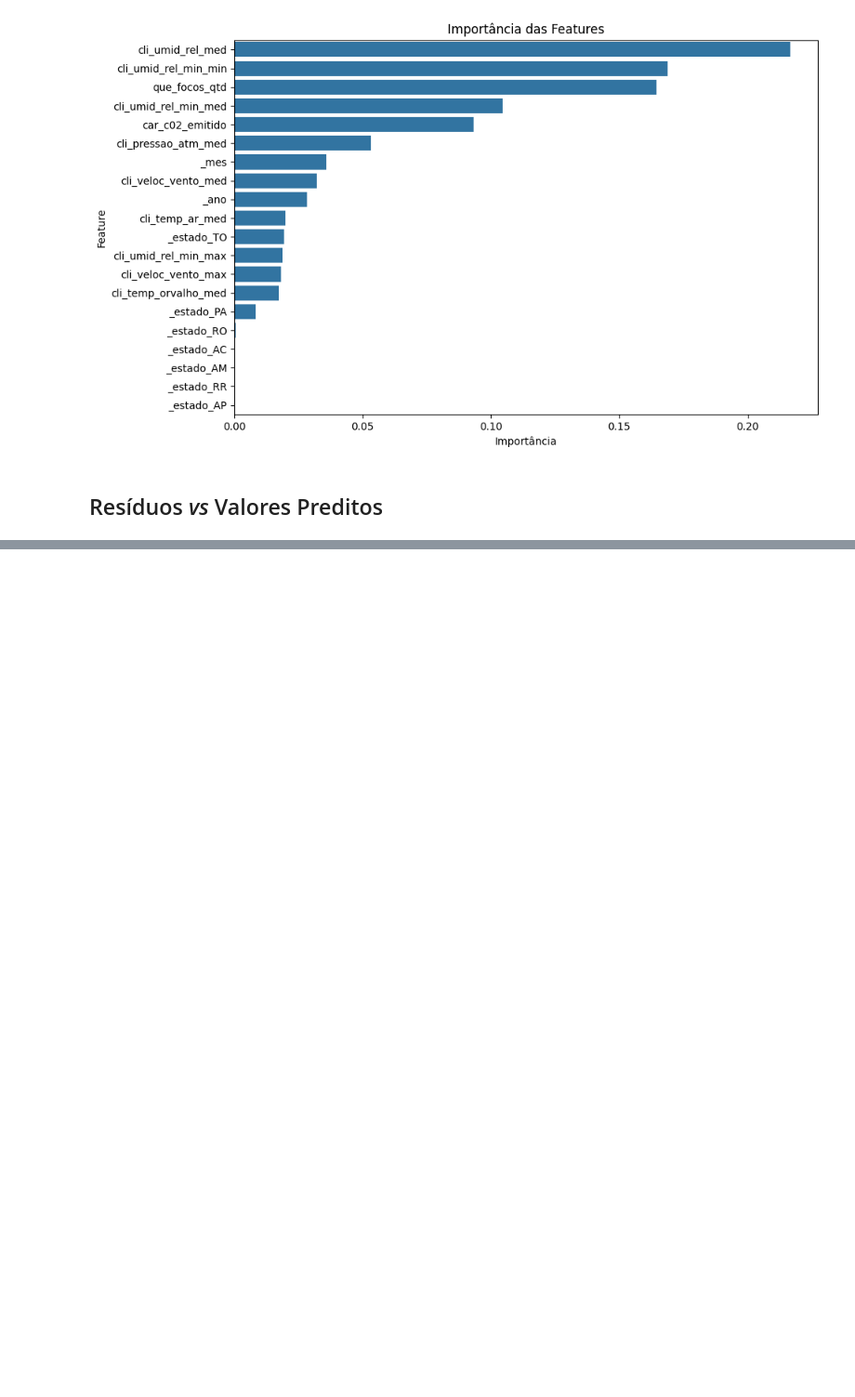
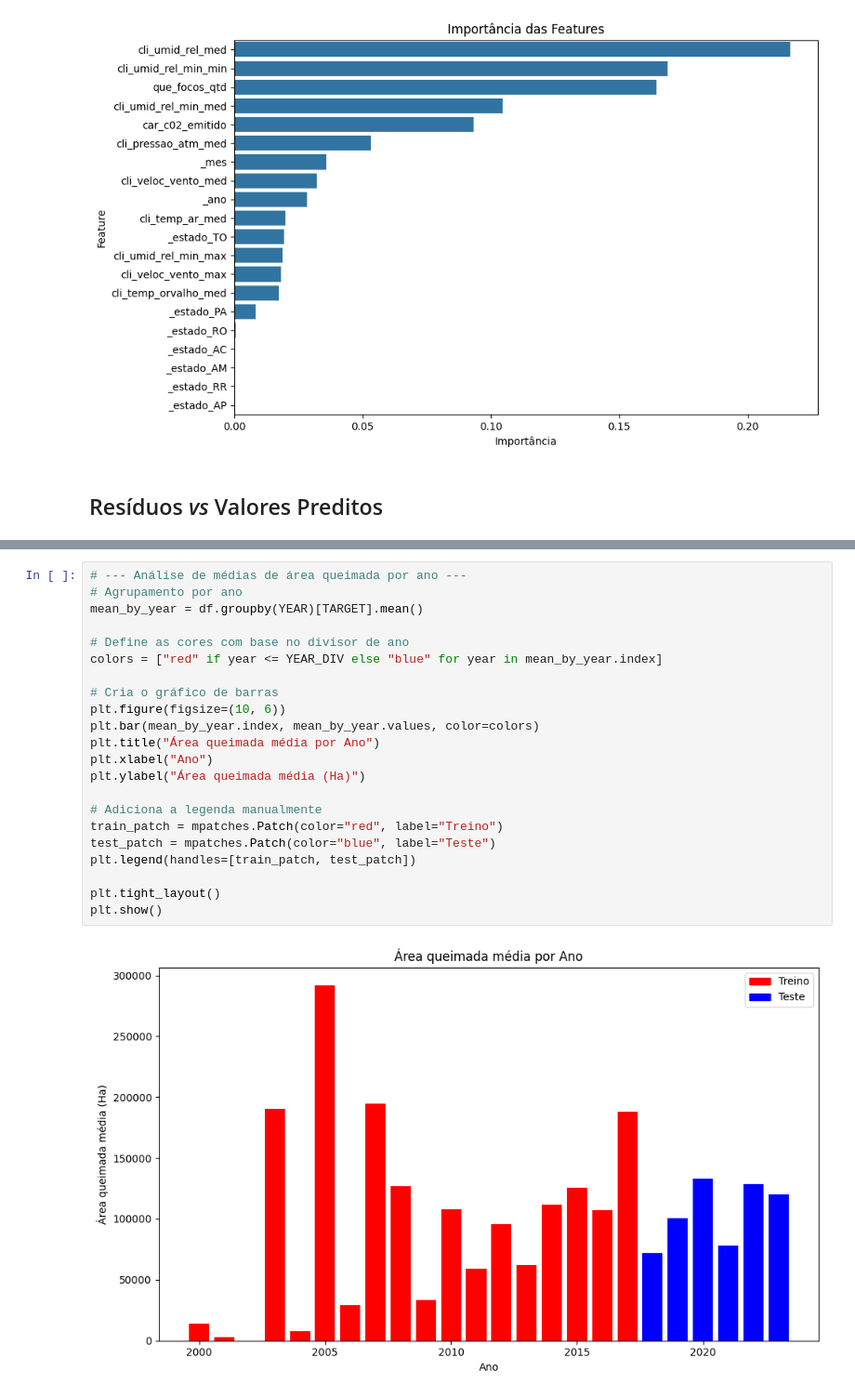
Before and after one commit to SirSirocco/DataScience_2025_1, a Jupyter notebook: random_forest.ipynb, the cells around one changed output, grey strips where cells are left out. Shown: that part at 93% size. Drawn from its saved outputs; the diff is of its cells as text; blank space fills up the shorter version.

```diff
--- a/random_forest.ipynb
+++ b/random_forest.ipynb
@@ -302,3 +305,27 @@ plt.tight_layout()
 plt.show()
 # %% [output]
 [figure]
+# %%
+# --- Análise de médias de área queimada por ano ---
+# Agrupamento por ano
+mean_by_year = df.groupby(YEAR)[TARGET].mean()
+
+# Define as cores com base no divisor de ano
+colors = ["red" if year <= YEAR_DIV else "blue" for year in mean_by_year.index]
+
+# Cria o gráfico de barras
+plt.figure(figsize=(10, 6))
+plt.bar(mean_by_year.index, mean_by_year.values, color=colors)
+plt.title("Área queimada média por Ano")
+plt.xlabel("Ano")
+plt.ylabel("Área queimada média (Ha)")
+
+# Adiciona a legenda manualmente
+train_patch = mpatches.Patch(color="red", label="Treino")
+test_patch = mpatches.Patch(color="blue", label="Teste")
+plt.legend(handles=[train_patch, test_patch])
+
+plt.tight_layout()
+plt.show()
+# %% [output]
+[figure, added]
```
Also changed, not shown: parts of 9 cells of this notebook.
